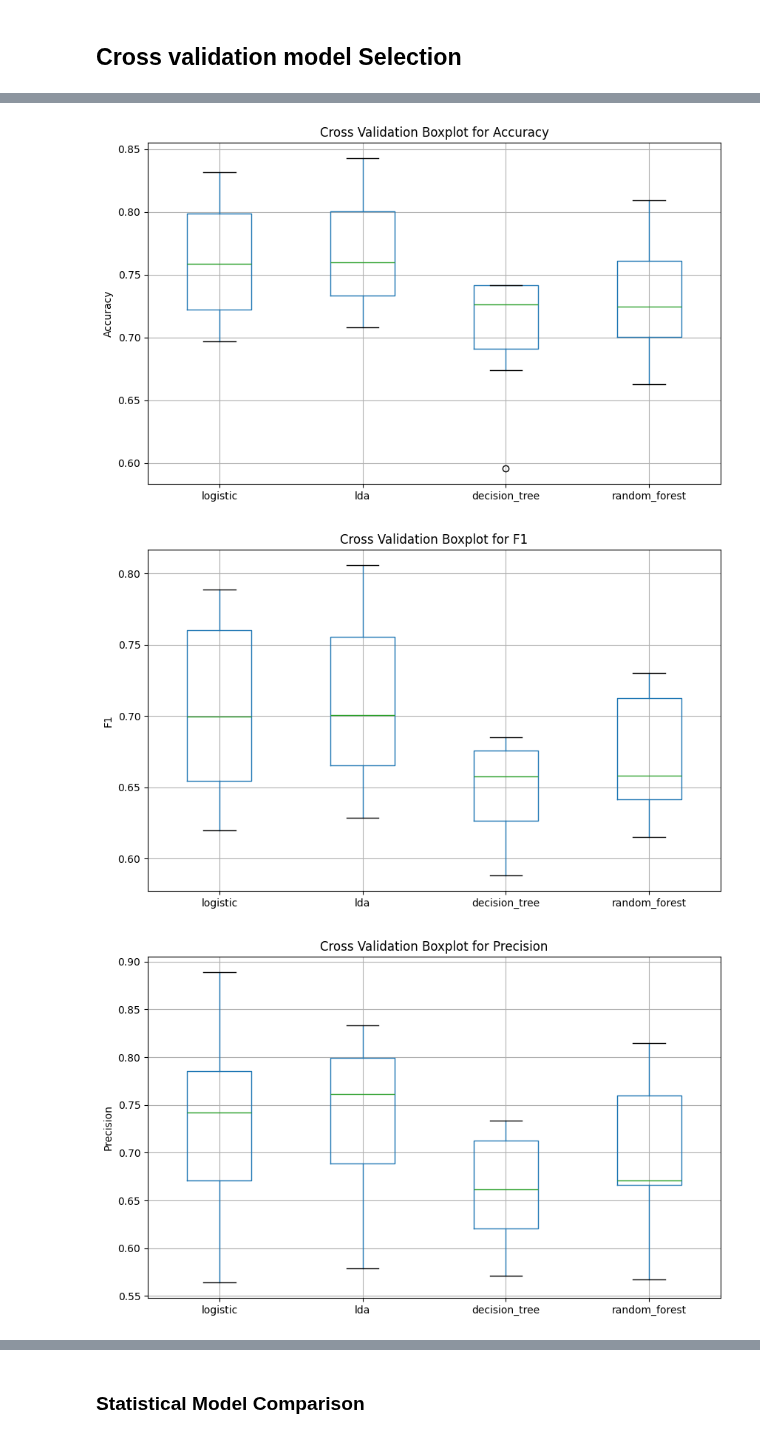
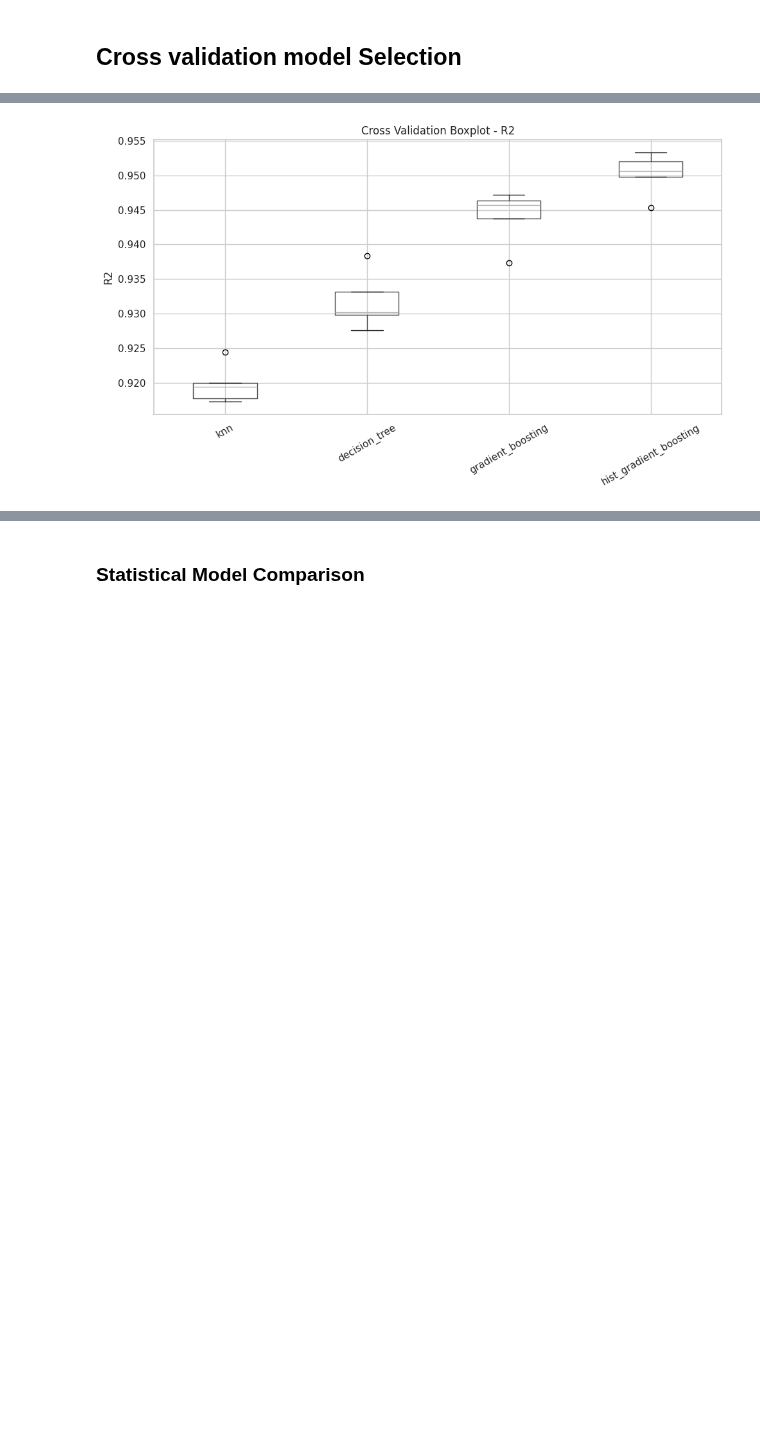
Before and after one commit to gamug/diamantes, a Jupyter notebook: notebooks/5-models/02-gmg-basic_algorithms_model_selection-2026_08_18.ipynb, the cells around one changed output, grey strips where cells are left out. Drawn from its saved outputs; the diff is of its cells as text; code cells hidden in the pictures; blank space fills up the shorter version.

Commit message:
feat: model training and selection done

```diff
--- a/notebooks/5-models/02-gmg-basic_algorithms_model_selection-2026_08_18.ipynb
+++ b/notebooks/5-models/02-gmg-basic_algorithms_model_selection-2026_08_18.ipynb
@@ -600,20 +400,19 @@ cv_results_df = {metric: pd.DataFrame(cv_results[metric]) for metric in scoring_
 # %%
 # Create a DataFrame to store mean and std for each metric and model
-mean_std_data = []
-
-for metric_name in scoring_metrics:
-    for model_name in models:
-        mean_score = cv_results_df[metric_name][model_name].mean()
-        std_score = cv_results_df[metric_name][model_name].std()
-        mean_std_data.append(
+mean_std_rows = []
+for metric_name in ["MAE", "RMSE", "MAPE", "R2"]:
+    for model_name, scores in cv_results.items():
+        values = scores[f"test_{metric_name}"]
+        values = -values if metric_name != "R2" else values
+        mean_std_rows.append(
             {
-                "Model": model_name,
-                "Metric": metric_name,
-                "Mean": mean_score,
-                "Std": std_score,
+                "metric": metric_name,
+                "model": model_name,
+                "mean": values.mean(),
+                "std": values.std(),
             }
         )
 
-mean_std_df = pd.DataFrame(mean_std_data)
-mean_std_df
+mean_std_df = pd.DataFrame(mean_std_rows)
+mean_std_df.pivot(index="model", columns="metric", values="mean").sort_values("R2", ascending=False)
 # %% [output]
@@ -637,12 +425,13 @@ mean_std_df
 # %%
-# Create a boxplot for the cross-validation results of each metric
-for metric_name in scoring_metrics:
-    plt.figure(figsize=(10, 6))
-    cv_results_df[metric_name].boxplot()
-    plt.title(f"Cross Validation Boxplot for {metric_name.capitalize()}")
-    plt.ylabel(f"{metric_name.capitalize()}")
-    plt.show()
+# Boxplot of the cross-validation R2 scores per model
+r2_by_model = pd.DataFrame({name: scores["test_R2"] for name, scores in cv_results.items()})
+
+plt.figure(figsize=(10, 6))
+r2_by_model.boxplot()
+plt.title("Cross Validation Boxplot - R2")
+plt.ylabel("R2")
+plt.xticks(rotation=30)
+plt.tight_layout()
+plt.show()
 # %% [output]
-[figure, old version]
+[figure, new version]
-[figure, removed]
-[figure, removed]
```
Also changed, not shown: parts of 131 cells of this notebook, 18 other files.
